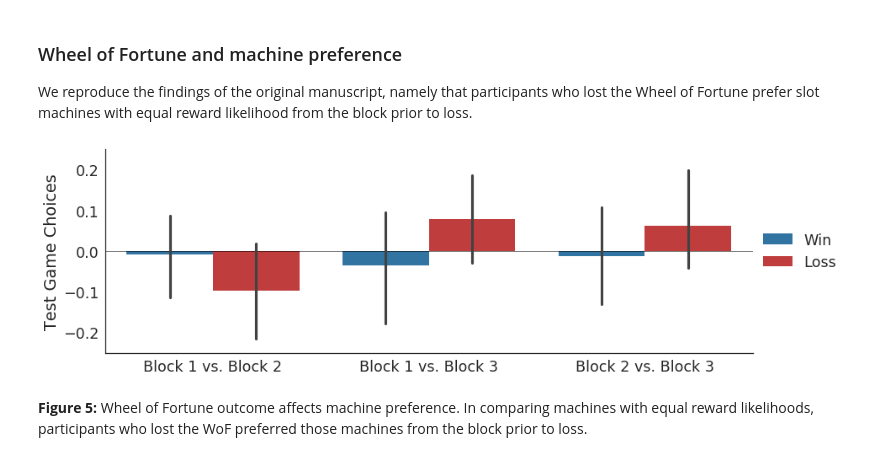
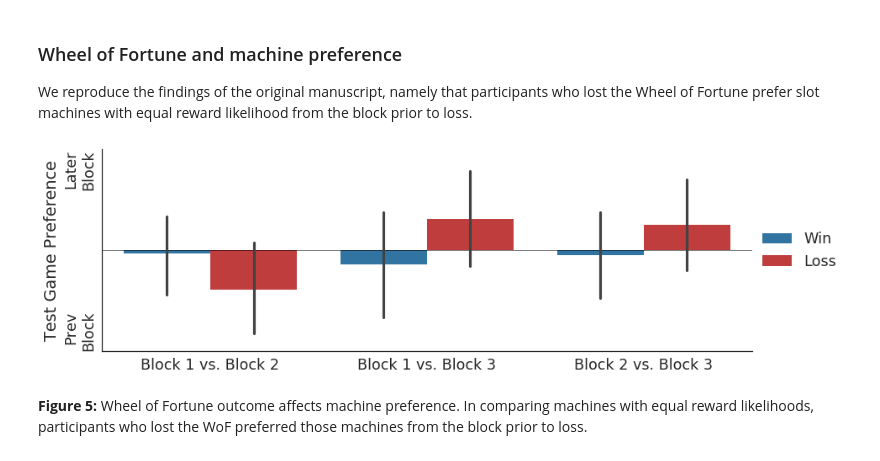
Before and after one commit to szorowi1/pni-rotations, a Jupyter notebook: results_behavior.ipynb, the cells around one changed output. Saved outputs shown, nothing was run; the diff lists cells and outputs as text; code cells hidden in the pictures.

```diff
--- a/results_behavior.ipynb
+++ b/results_behavior.ipynb
@@ -301,35 +310,36 @@ ix = np.logical_and(data.Block==4, data.Choice.notnull())
 discrimination = data[ix].copy()
 discrimination = discrimination[np.equal(discrimination.M1 % 3, discrimination.M2 % 3)]
 discrimination[['Choice','M1','M2']] = discrimination[['Choice','M1','M2']].apply(lambda col: np.ceil(col / 3))
 discrimination['Discrimination'] = discrimination[['M1','M2']].sum(axis=1)
 discrimination['Choice'] = np.equal(discrimination['Choice'], discrimination[['M1','M2']].max(axis=1))
 
 gb = discrimination.groupby(['Datetime','Discrimination']).Choice.mean().reset_index()
 gb = gb.merge(metadata[['Datetime','WoF']], on='Datetime')
 gb['Outcome'] = np.where(gb.WoF > 0, 'Win', 'Loss')
 gb['Choice'] -= 0.5
 
 #~~~~~~~~~~~~~~~~~~~~~~~~~~~~~~~~~~~~~~~~~~#
 ### Plotting.
 #~~~~~~~~~~~~~~~~~~~~~~~~~~~~~~~~~~~~~~~~~~#
 
 ## Initialize canvas.
 fig, ax = plt.subplots(1,1,figsize=(12,4))
 palette = ['#1f77b4', '#d62728']
 
 ## Plot.
 sns.barplot('Discrimination', 'Choice', 'Outcome', data=gb, palette=palette, ax=ax)
 
 ## Add info.
 ax.hlines(0, -0.5, 2.5, lw=0.5)
 ax.set(xticklabels=['Block 1 vs. Block 2', 'Block 1 vs. Block 3', 'Block 2 vs. Block 3'],
-       xlabel='', ylim=(-0.25,0.25), ylabel='Test Game Choices')
+       xlabel='', ylim=(-0.25,0.25), yticks=[-0.2,0.2], ylabel='Test Game Preference')
+ax.set_yticklabels(['Prev\nBlock','Later\nBlock'], rotation=90, va='center')
 ax.legend(loc=7, bbox_to_anchor=(1.15,0.5))
 
 sns.despine()
 plt.tight_layout()
 # %% [output]
-[figure, old version]
+[figure, new version]
 # %% [markdown]
 **Figure 5:** Wheel of Fortune outcome affects machine preference. In comparing machines with equal reward likelihoods, participants who lost the WoF preferred those machines from the block prior to loss.
 # %% [markdown]
```
Also changed, not shown: parts of 4 cells of this notebook, 4 other files.
